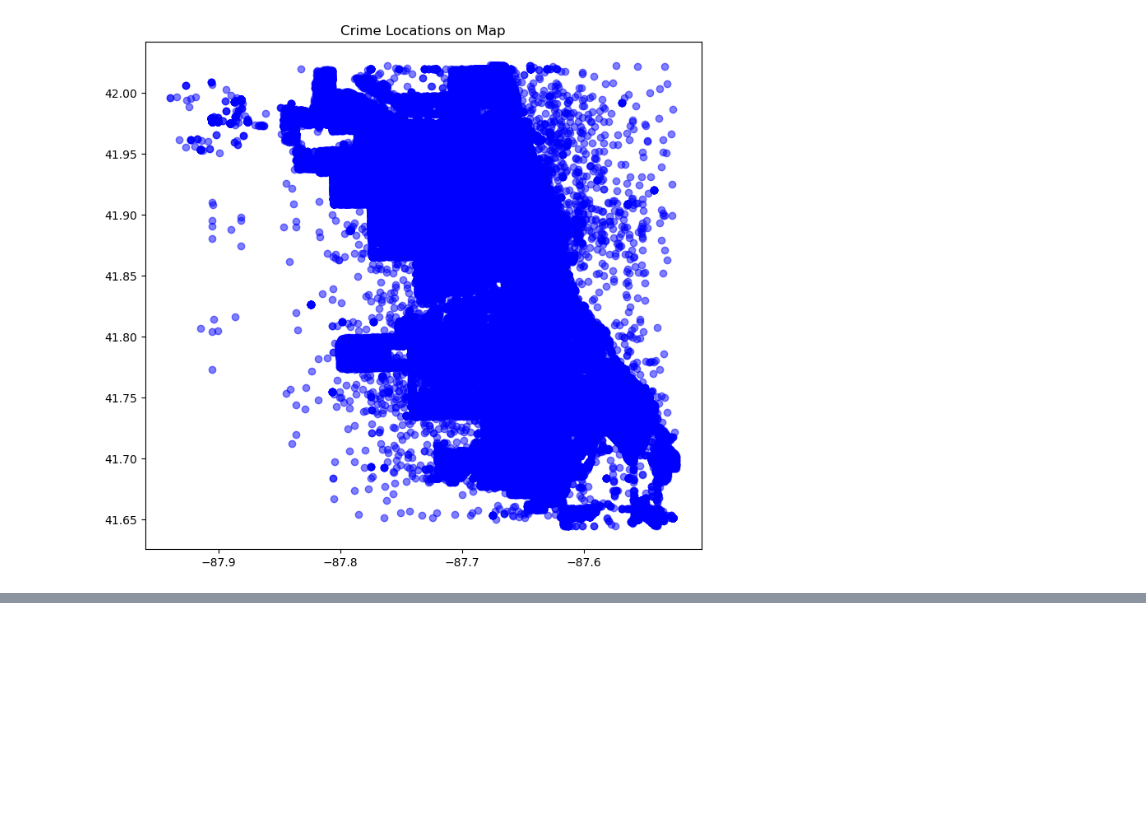
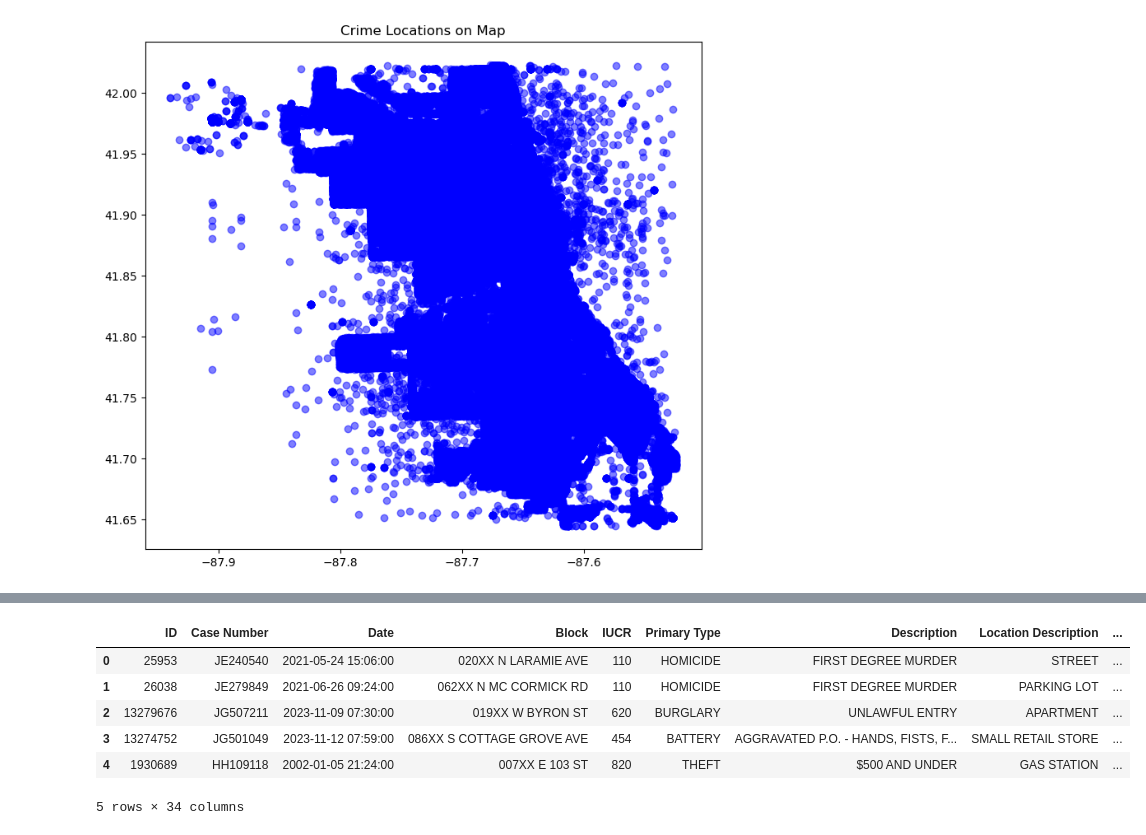
Before and after one commit to vgowri/chicago-crime, a Jupyter notebook: crime.ipynb, the cells around one changed output, grey strips where cells are left out. Cells and saved outputs as stored; diff of their text form; code cells hidden in the pictures; blank space fills up the shorter version.

```diff
--- a/crime.ipynb
+++ b/crime.ipynb
@@ -318,2 +374,12 @@ Data columns (total 34 columns):
 dtypes: bool(2), float64(4), int64(16), object(12)
 memory usage: 135.3+ MB
+# %%
+cleanedcrime_data.head()
+# %% [output]
+|  | ID | Case Number | Date | Block | IUCR | Primary Type | Description | Location Description | ... |
+| 0 | 25953 | JE240540 | 2021-05-24 15:06:00 | 020XX N LARAMIE AVE | 110 | HOMICIDE | FIRST DEGREE MURDER | STREET | ... |
+| 1 | 26038 | JE279849 | 2021-06-26 09:24:00 | 062XX N MC CORMICK RD | 110 | HOMICIDE | FIRST DEGREE MURDER | PARKING LOT | ... |
+| 2 | 13279676 | JG507211 | 2023-11-09 07:30:00 | 019XX W BYRON ST | 620 | BURGLARY | UNLAWFUL ENTRY | APARTMENT | ... |
+| 3 | 13274752 | JG501049 | 2023-11-12 07:59:00 | 086XX S COTTAGE GROVE AVE | 454 | BATTERY | AGGRAVATED P.O. - HANDS, FISTS, F... | SMALL RETAIL STORE | ... |
+| 4 | 1930689 | HH109118 | 2002-01-05 21:24:00 | 007XX E 103 ST | 820 | THEFT | $500 AND UNDER | GAS STATION | ... |
+5 rows × 34 columns
```
Also changed, not shown: parts of 13 cells of this notebook, 5 other files.
